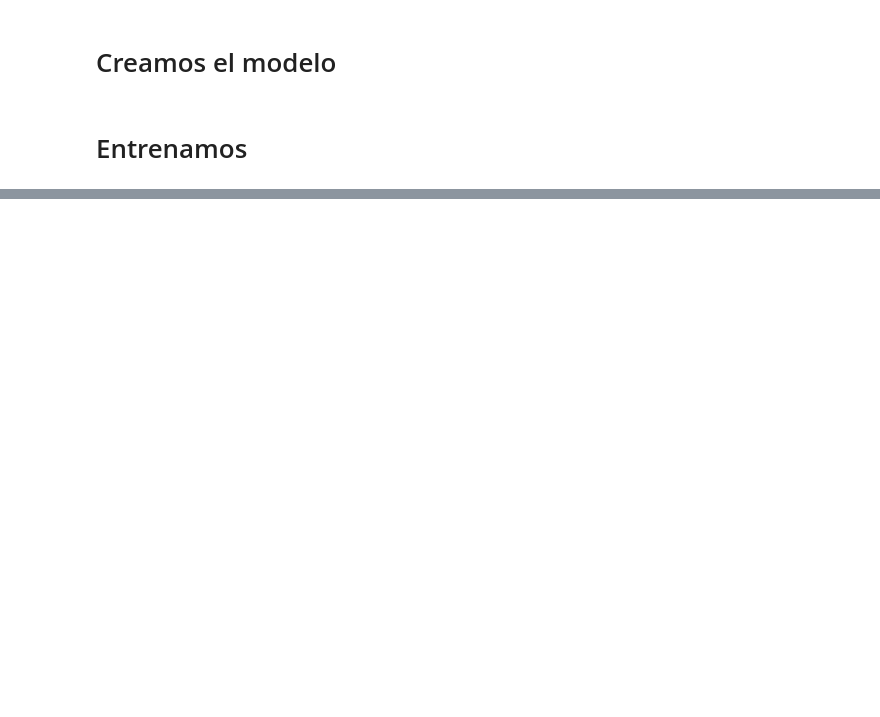
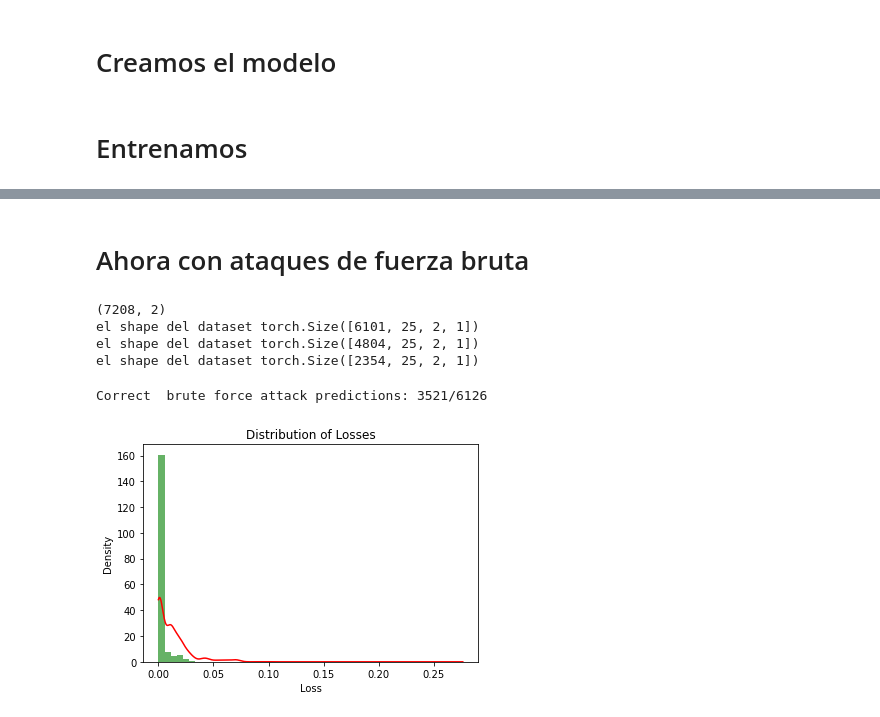
Before and after one commit to SandraJuarez/Cybersecurity, a Jupyter notebook: main.ipynb, the cells around one changed output, grey strips where cells are left out. Cells and saved outputs as stored; diff of their text form; code cells hidden in the pictures; blank space fills up the shorter version.

```diff
--- a/main.ipynb
+++ b/main.ipynb
@@ -127,0 +206,34 @@ Correct anomaly predictions: 1395/1432
+# %% [markdown]
+Ahora con ataques de fuerza bruta
+=======================================
+# %%
+anomaly_dataset,Aseq_len,An_features,Aval_dataset=dm.clean_and_get_Data('brute_force_sample.csv')
+# %% [output]
+(7208, 2)
+el shape del dataset torch.Size([6101, 25, 2, 1])
+el shape del dataset torch.Size([4804, 25, 2, 1])
+el shape del dataset torch.Size([2354, 25, 2, 1])
+# %%
+predictions, pred_losses = predict(loaded_model, anomaly_dataset)
+correct = sum(l > THRESHOLD for l in pred_losses)
+print(f'Correct  brute force attack predictions: {correct}/{len(anomaly_dataset)}')
+# %% [output]
+Correct  brute force attack predictions: 3521/6126
+# %%
+plt.hist(losses, bins=50, density=True, alpha=0.6, color='g')
+
+# Creamos una estimación de densidad de kernel (KDE)
+kde = gaussian_kde(pred_losses)
+kde_xs = np.linspace(min(losses), max(losses), 1000)
+kde_values = kde.evaluate(kde_xs)
+plt.plot(kde_xs, kde_values, 'r')
+
+# Añadimos etiquetas y título
+plt.xlabel('Loss')
+plt.ylabel('Density')
+plt.title('Distribution of Losses')
+
+# Mostramos el gráfico
+plt.show()
+# %% [output]
+[figure, added]
```
Also changed, not shown: parts of 18 cells of this notebook, 11 other files.
